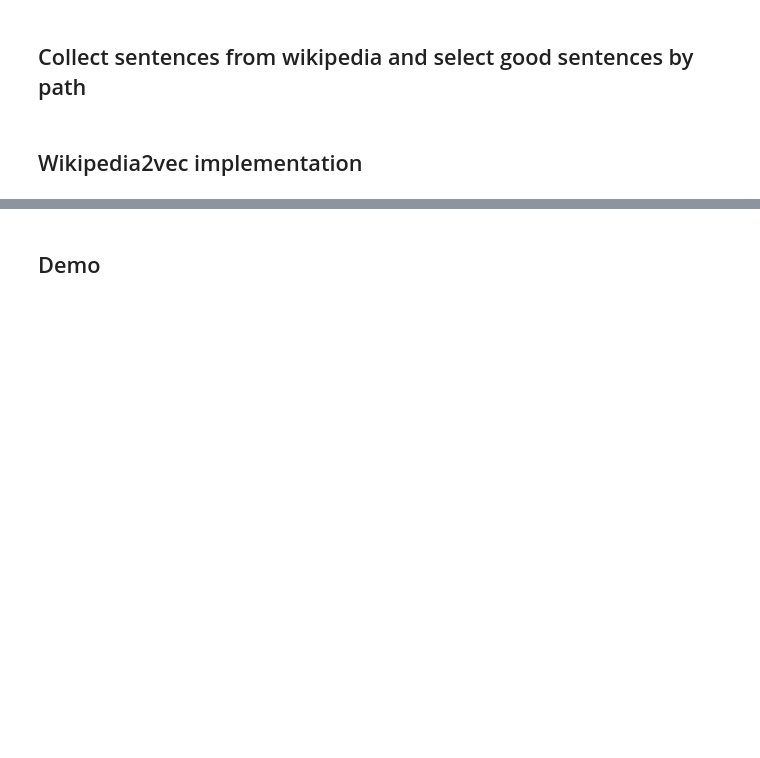
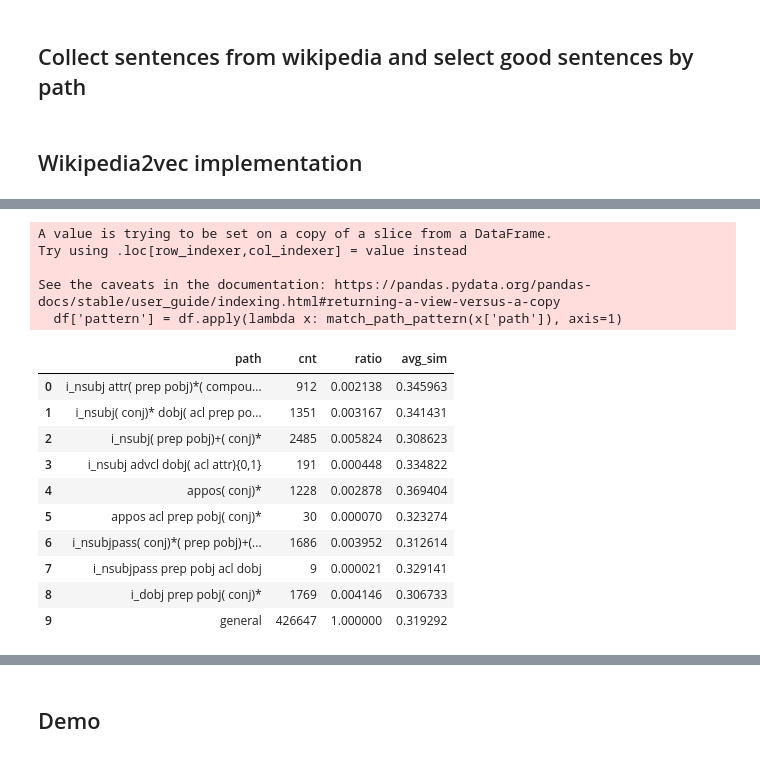
Before and after one commit to ZhuKerui/Forward, a Jupyter notebook: nb/extract_wiki.ipynb, the cells around one changed output, grey strips where cells are left out. Cells and saved outputs as stored; diff of their text form; code cells hidden in the pictures; blank space fills up the shorter version.

Commit message:
temp save

```diff
--- a/nb/extract_wiki.ipynb
+++ b/nb/extract_wiki.ipynb
@@ -261,4 +263,0 @@ def collect_test_paths_all(test_file:str):
-# %%
-df = collect_test_paths_all(save_path+'/AA/wiki_00.dat')
-df.to_csv(save_path + '/test.tsv', sep='\t', index=False)
-print(len(df))
@@ -312,0 +309,75 @@ print(e.doc_count)
+# %%
+wiki_test_df = collect_path_test_data_sim_based(wiki_path_test_df, 0.0)
+cs_test_df = collect_path_test_data_sim_based(cs_path_test_df, 0.0)
+# %%
+patterns = [
+    r'i_nsubj attr( prep pobj)*( compound){0,1}',
+    # r'i_nsubj attr( prep pobj)*',
+    r'i_nsubj( conj)* dobj( acl prep pobj( conj)*){0,1}',
+    r'i_nsubj( prep pobj)+( conj)*',
+    r'i_nsubj advcl dobj( acl attr){0,1}',
+    r'appos( conj)*',
+    r'appos acl prep pobj( conj)*',
+    r'i_nsubjpass( conj)*( prep pobj)+( conj)*',
+    r'i_nsubjpass prep pobj acl dobj',
+    r'i_dobj prep pobj( conj)*'
+    # 'acl prep pobj( conj)*'
+]
+map_path_pattern_to_test_data(wiki_test_df, patterns)
+map_path_pattern_to_test_data(cs_test_df, patterns)
+# %% [output]
+A value is trying to be set on a copy of a slice from a DataFrame.
+Try using .loc[row_indexer,col_indexer] = value instead
+
+See the caveats in the documentation: https://pandas.pydata.org/pandas-docs/stable/user_guide/indexing.html#returning-a-view-versus-a-copy
+  df['pattern'] = df.apply(lambda x: match_path_pattern(x['path']), axis=1)
+# %%
+def analysis_path_result_sim_based(df:pd.DataFrame, paths:list):
+    summary_df = pd.DataFrame(columns=['path', 'cnt', 'ratio', 'avg_sim'])
+    for pp in paths:
+        sub_df = df[df['pattern'] == pp]
+        summary_df = summary_df.append({
+            'path' : pp,
+            'cnt' : len(sub_df),
+            'ratio' : len(sub_df) / len(df),
+            'avg_sim' : sum(sub_df['sim']) / len(sub_df) if len(sub_df) else 0
+        }, ignore_index=True)
+    summary_df = summary_df.append({
+        'path' : 'general',
+        'cnt' : len(df),
+        'ratio' : 1,
+        'avg_sim' : sum(df['sim']) / len(df) if len(df) else 0
+    }, ignore_index=True)
+    return summary_df
+
+# def analysis_path_result_npmi_based(df:pd.DataFrame, paths:list):
+#     summary_df = pd.DataFrame(columns=['path', 'cnt', 'ratio', 'avg_npmi'])
+#     for pp in paths:
+#         sub_df = df[df['pattern'] == pp]
+#         summary_df = summary_df.append({
+#             'path' : pp,
+#             'cnt' : len(sub_df),
+#             'ratio' : len(sub_df) / len(df),
+#             'avg_npmi' : sum(sub_df['npmi']) / len(sub_df) if len(sub_df) else 0
+#         }, ignore_index=True)
+#     summary_df = summary_df.append({
+#         'path' : 'general',
+#         'cnt' : len(df),
+#         'ratio' : 1,
+#         'avg_npmi' : sum(df['npmi']) / len(df) if len(df) else 0
+#     }, ignore_index=True)
+#     return summary_df
+# %%
+analysis_path_result_sim_based(wiki_test_df, patterns)
+# %% [output]
+|  | path | cnt | ratio | avg_sim |
+| 0 | i_nsubj attr( prep pobj)*( compou... | 912 | 0.002138 | 0.345963 |
+| 1 | i_nsubj( conj)* dobj( acl prep po... | 1351 | 0.003167 | 0.341431 |
+| 2 | i_nsubj( prep pobj)+( conj)* | 2485 | 0.005824 | 0.308623 |
+| 3 | i_nsubj advcl dobj( acl attr){0,1} | 191 | 0.000448 | 0.334822 |
+| 4 | appos( conj)* | 1228 | 0.002878 | 0.369404 |
+| 5 | appos acl prep pobj( conj)* | 30 | 0.000070 | 0.323274 |
+| 6 | i_nsubjpass( conj)*( prep pobj)+(... | 1686 | 0.003952 | 0.312614 |
+| 7 | i_nsubjpass prep pobj acl dobj | 9 | 0.000021 | 0.329141 |
+| 8 | i_dobj prep pobj( conj)* | 1769 | 0.004146 | 0.306733 |
+| 9 | general | 426647 | 1.000000 | 0.319292 |
```
Also changed, not shown: parts of 30 cells of this notebook, 3 other files.
